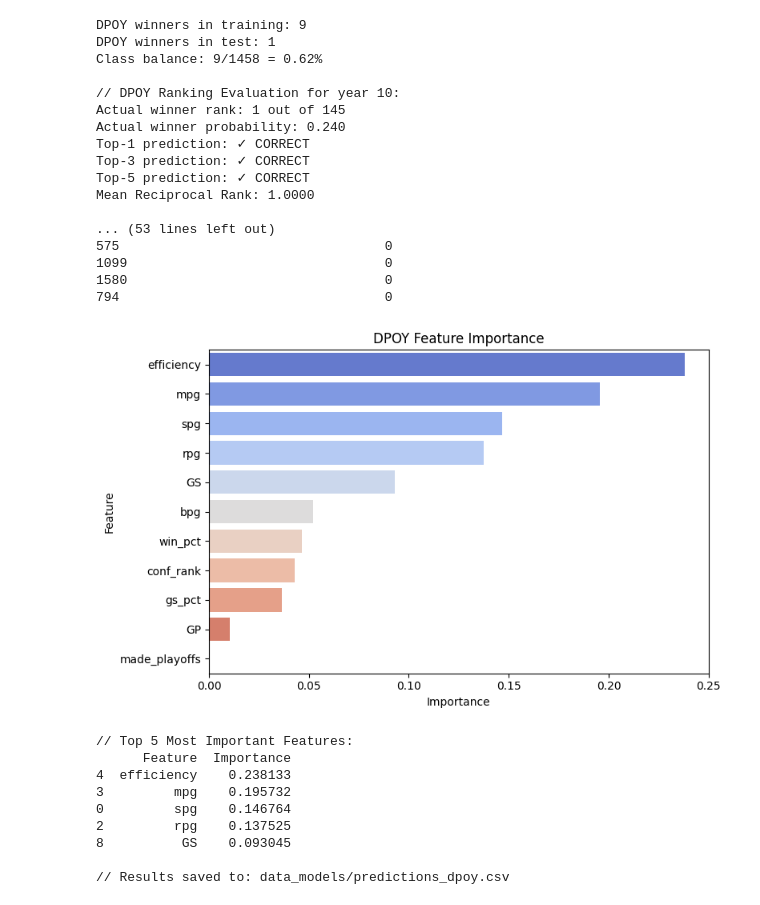
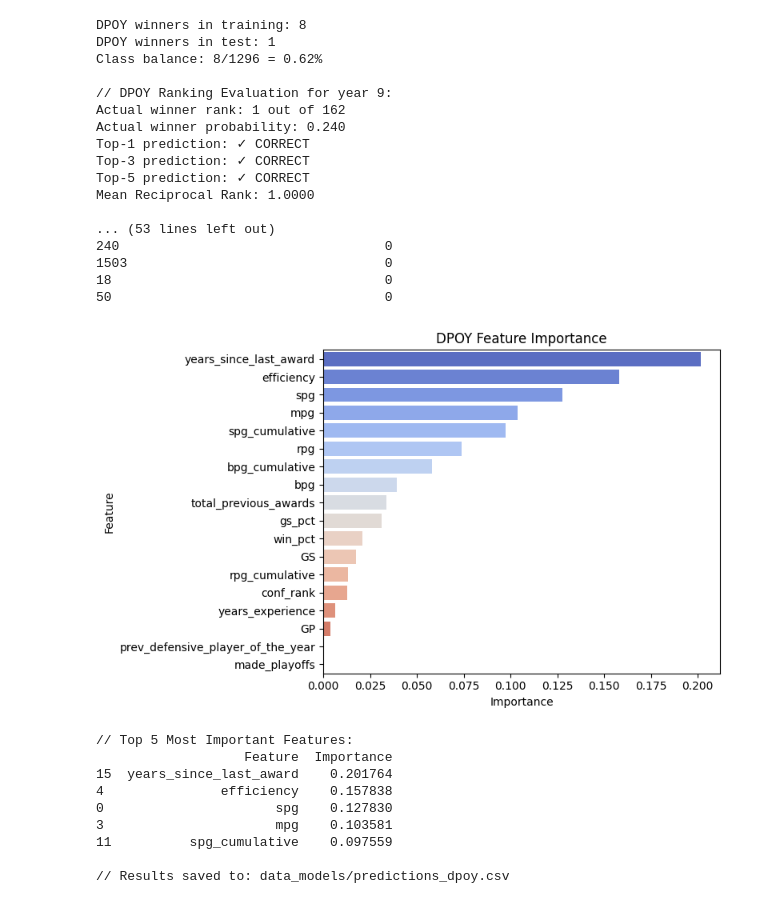
Before and after one commit to torradoov/Data_Mining-WNBA, a Jupyter notebook: 04_05_c).ipynb, the cells around one changed output. Cells and saved outputs as stored; diff of their text form; code cells hidden in the pictures.

```diff
--- a/04_05_c).ipynb
+++ b/04_05_c).ipynb
@@ -392,23 +549,34 @@ Top-5 prediction: ✓ CORRECT
 # ===============================================================
 # 1️⃣ Load data (already prepared)
 # ===============================================================
-target_year = 10
+target_year = 9
 train_data = player_df[player_df["year"] < target_year]
 test_data = player_df[player_df["year"] == target_year]
 
 # ===============================================================
-# 2️⃣ Features focused on defense
+# 2️⃣ Features focused on defense (ENHANCED)
 # ===============================================================
 features_dpoy = [
+    # defensive stats
     'spg', 'bpg', 'rpg', 'mpg', 'efficiency',
     'gs_pct', 'win_pct', 'GP', 'GS',
-    'made_playoffs', 'conf_rank'
+    'made_playoffs', 'conf_rank',
+
+    # cumulative defensive prowess
+    'spg_cumulative', 'bpg_cumulative', 'rpg_cumulative',
+
+    # award history (DPOY often repeat winners)
+    'total_previous_awards', 'years_since_last_award',
+    'prev_defensive_player_of_the_year',
+
+    # experience
+    'years_experience'
 ]
 target = 'won_defensive_player_of_the_year'
 
-X_train = train_data[features_dpoy]
+x_train = train_data[features_dpoy]
 y_train = train_data[target]
-X_test = test_data[features_dpoy]
+x_test = test_data[features_dpoy]
 y_test = test_data[target]
 
 print(f"DPOY winners in training: {y_train.sum()}")
@@ -424,13 +592,13 @@ model_dpoy = RandomForestClassifier(
     random_state=42,
     class_weight='balanced'
 )
-model_dpoy.fit(X_train, y_train)
+model_dpoy.fit(x_train, y_train)
 
 # ===============================================================
 # 4️⃣ Predictions
 # ===============================================================
 test_data = test_data.copy()
-test_data.loc[:, 'dpoy_proba'] = model_dpoy.predict_proba(X_test)[:, 1]
+test_data.loc[:, 'dpoy_proba'] = model_dpoy.predict_proba(x_test)[:, 1]
 test_data.loc[:, 'dpoy_rank'] = test_data['dpoy_proba'].rank(ascending=False, method='first')
 
 # ===============================================================
@@ -470,49 +638,49 @@ print(top_dpoy[['playerID', 'tmID', 'spg', 'bpg', 'win_pct', 'dpoy_proba', 'dpoy
 # ===============================================================
 importance = pd.DataFrame({
     'Feature': features_dpoy,
     'Importance': model_dpoy.feature_importances_
 }).sort_values('Importance', ascending=False)
 
 plt.figure(figsize=(8, 5))
 sns.barplot(data=importance, x='Importance', y='Feature', hue='Feature', palette='coolwarm', legend=False)
 plt.title('DPOY Feature Importance')
 plt.tight_layout()
 plt.show()
 
 print("\n// Top 5 Most Important Features:")
 print(importance.head())
 
 # ===============================================================
 # 8️⃣ Save predictions
 # ===============================================================
 test_data.to_csv("data_models/predictions_dpoy.csv", index=False)
 print("\n// Results saved to: data_models/predictions_dpoy.csv")
 # %% [output]
-DPOY winners in training: 9
+DPOY winners in training: 8
 DPOY winners in test: 1
-Class balance: 9/1458 = 0.62%
+Class balance: 8/1296 = 0.62%
 
-// DPOY Ranking Evaluation for year 10:
-Actual winner rank: 1 out of 145
+// DPOY Ranking Evaluation for year 9:
+Actual winner rank: 1 out of 162
 Actual winner probability: 0.240
 Top-1 prediction: ✓ CORRECT
 Top-3 prediction: ✓ CORRECT
 Top-5 prediction: ✓ CORRECT
 Mean Reciprocal Rank: 1.0000
 
 ... (53 lines left out)
-575                                  0
-1099                                 0
-1580                                 0
-794                                  0
+240                                  0
+1503                                 0
+18                                   0
+50                                   0
-[figure, old version]
+[figure, new version]
 // Top 5 Most Important Features:
-      Feature  Importance
-4  efficiency    0.238133
-3         mpg    0.195732
-0         spg    0.146764
-2         rpg    0.137525
-8          GS    0.093045
+                   Feature  Importance
+15  years_since_last_award    0.201764
+4               efficiency    0.157838
+0                      spg    0.127830
+3                      mpg    0.103581
+11          spg_cumulative    0.097559
 
 // Results saved to: data_models/predictions_dpoy.csv
 # %%
```
Also changed, not shown: parts of 7 cells of this notebook, 7 other files.
